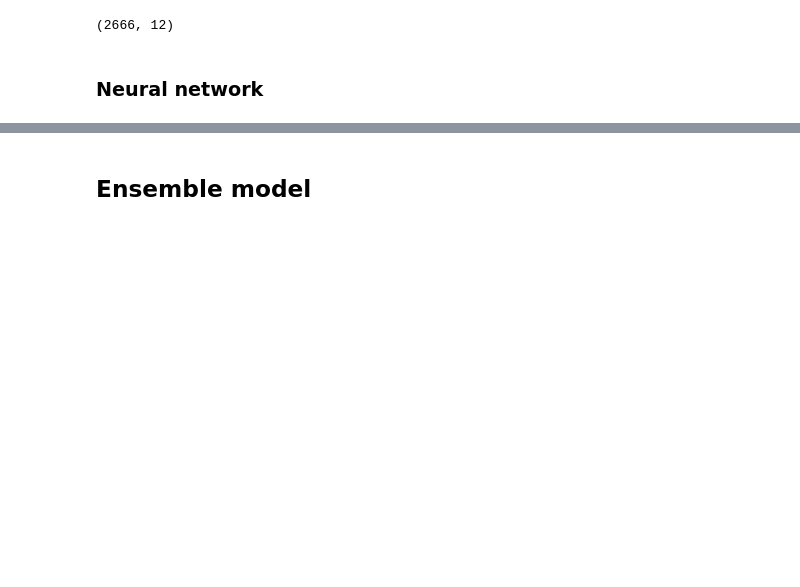
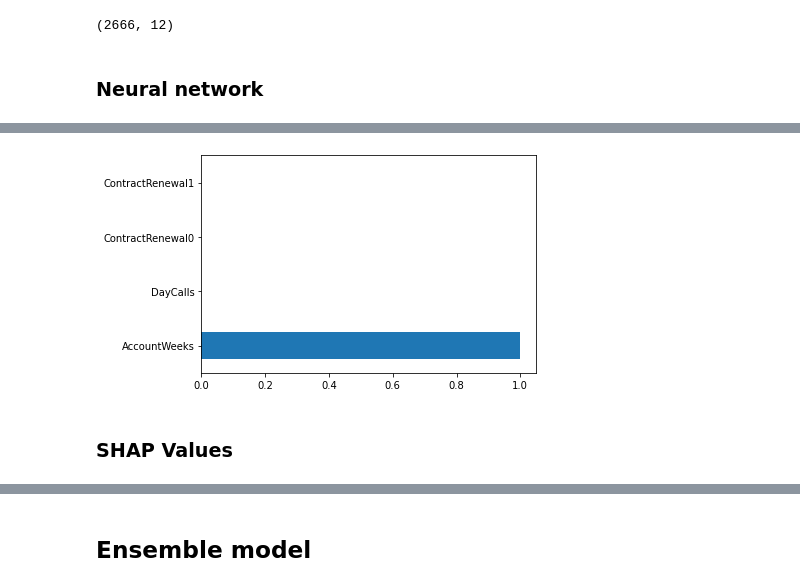
Before and after one commit to CarJung/Churn_exploration, a Jupyter notebook: model_tuning.ipynb, the cells around one changed output, grey strips where cells are left out. Drawn from its saved outputs; the diff is of its cells as text; code cells hidden in the pictures; blank space fills up the shorter version.

```diff
--- a/model_tuning.ipynb
+++ b/model_tuning.ipynb
@@ -89,0 +233,7 @@ s = pickle.dump(HPT_XGB, open('models/XGB_tuned.pkl', 'wb'))
+# %%
+pd.Series( xgb.best_estimator_.feature_importances_, index=
+['AccountWeeks',	'ContractRenewal0','ContractRenewal1',	'DataPlan0','DataPlan1',	'DataUsage',	'CustServCalls',	'DayMins',	'DayCalls',	'MonthlyCharge',	'OverageFee',	'RoamMins']).nlargest(4).plot(kind='barh');
+# %% [output]
+[figure, added]
+# %% [markdown]
+### SHAP Values
```
Also changed, not shown: parts of 40 cells of this notebook.
